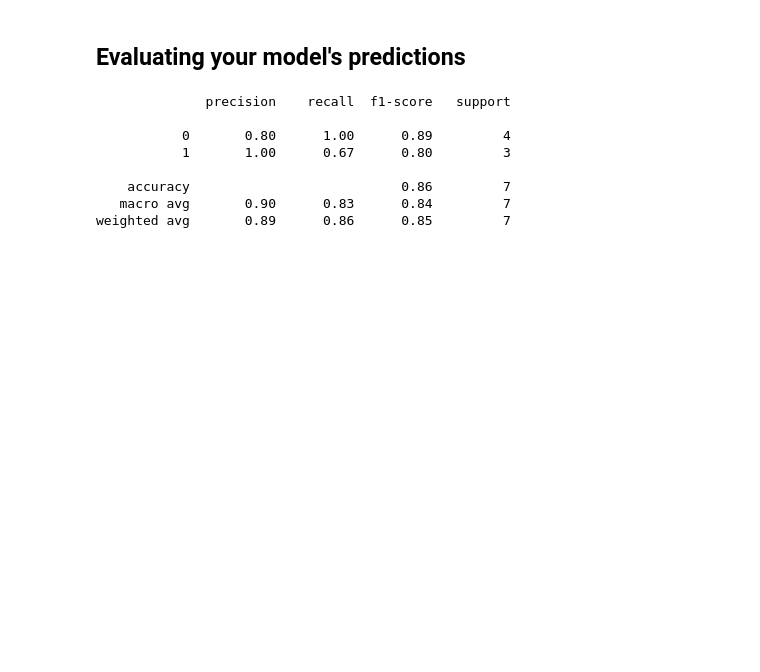
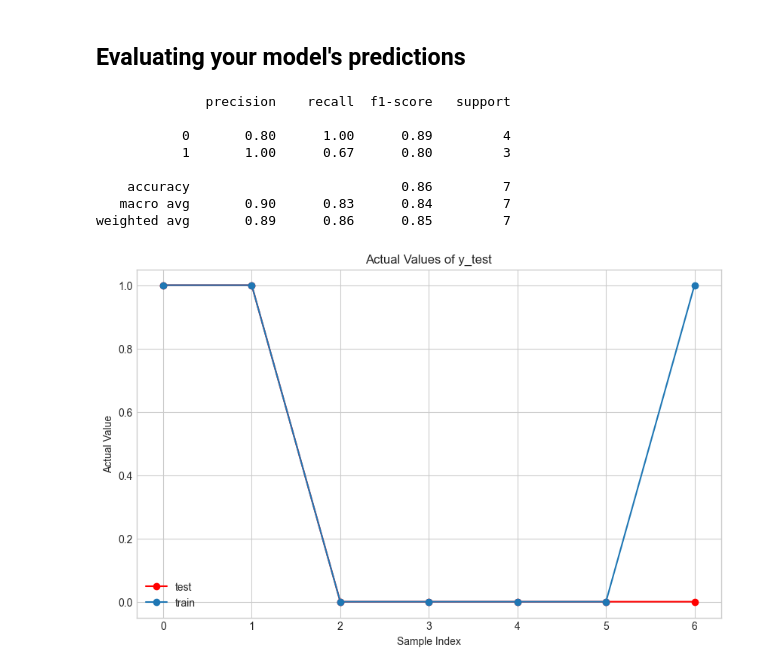
Before and after one commit to kaledinaoksana/DATA-ANALYST, a Jupyter notebook: Data-Science/6_Instamce_Based/KNN/KNN.ipynb, the cells around one changed output. Cells and saved outputs as stored; diff of their text form; code cells hidden in the pictures; blank space fills up the shorter version.

```diff
--- a/Data-Science/6_Instamce_Based/KNN/KNN.ipynb
+++ b/Data-Science/6_Instamce_Based/KNN/KNN.ipynb
@@ -64,3 +64,16 @@ print(metrics.classification_report(y_expect, y_pred))
     accuracy                           0.86         7
    macro avg       0.90      0.83      0.84         7
 weighted avg       0.89      0.86      0.85         7
+# %%
+import matplotlib.pyplot as plt
+
+plt.figure(figsize=(10, 6))
+plt.plot(y_pred, marker='o', color='red', label='test')
+plt.plot(y_expect , marker='o', label='train')
+plt.xlabel('Sample Index')
+plt.ylabel('Actual Value')
+plt.title('Actual Values of y_test')
+plt.legend()
+plt.show()
+# %% [output]
+[figure, added]
```
